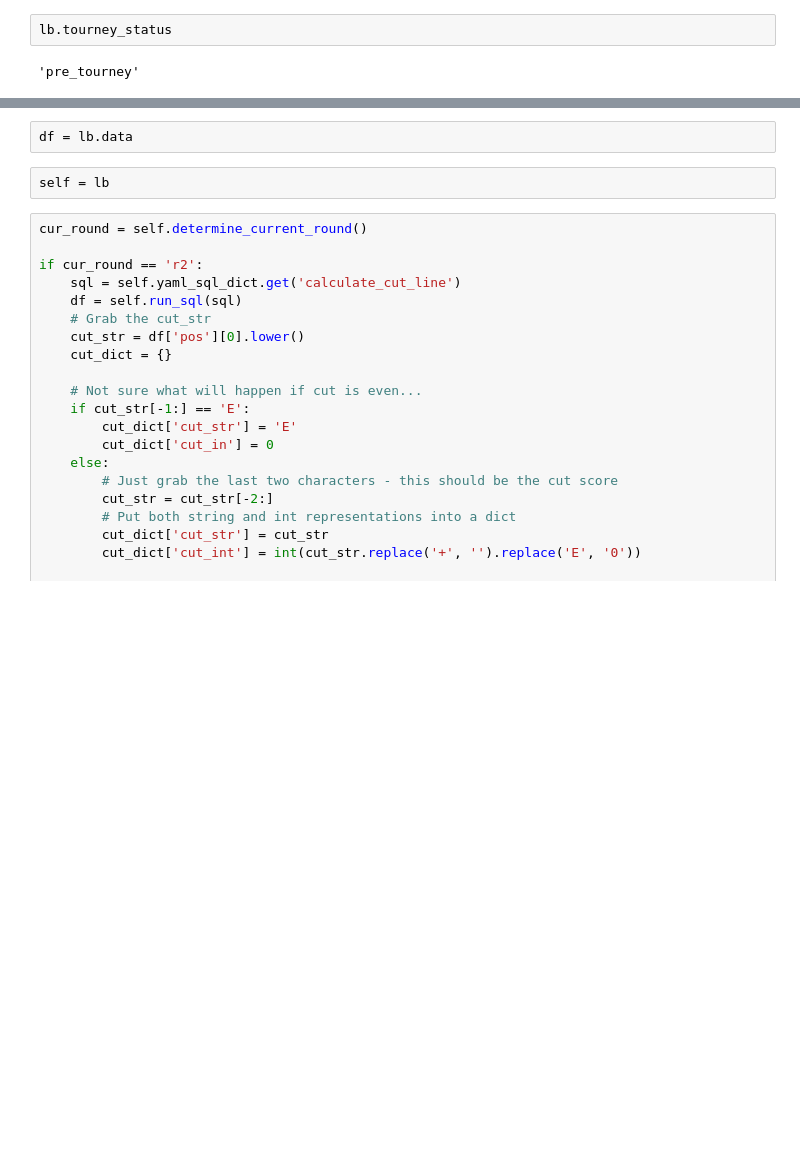
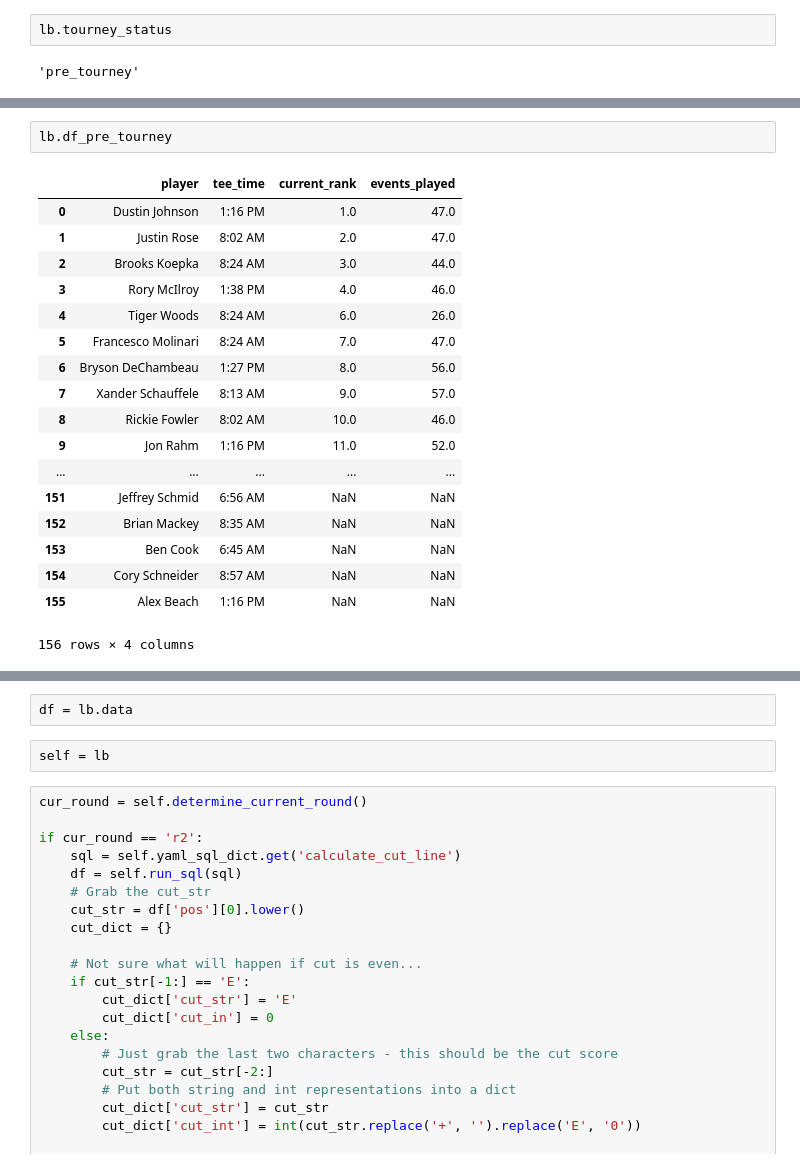
Before and after one commit to jbarton311/donkey_golf, a Jupyter notebook: jupyter_notebooks/class_testing.ipynb, the cells around one changed output, grey strips where cells are left out. Cells and saved outputs as stored; diff of their text form; blank space fills up the shorter version.

```diff
--- a/jupyter_notebooks/class_testing.ipynb
+++ b/jupyter_notebooks/class_testing.ipynb
@@ -48,2 +107,23 @@ lb.tourney_status
+# %%
+lb.df_pre_tourney
+# %% [output]
+|  | player | tee_time | current_rank | events_played |
+| 0 | Dustin Johnson | 1:16 PM | 1.0 | 47.0 |
+| 1 | Justin Rose | 8:02 AM | 2.0 | 47.0 |
+| 2 | Brooks Koepka | 8:24 AM | 3.0 | 44.0 |
+| 3 | Rory McIlroy | 1:38 PM | 4.0 | 46.0 |
+| 4 | Tiger Woods | 8:24 AM | 6.0 | 26.0 |
+| 5 | Francesco Molinari | 8:24 AM | 7.0 | 47.0 |
+| 6 | Bryson DeChambeau | 1:27 PM | 8.0 | 56.0 |
+| 7 | Xander Schauffele | 8:13 AM | 9.0 | 57.0 |
+| 8 | Rickie Fowler | 8:02 AM | 10.0 | 46.0 |
+| 9 | Jon Rahm | 1:16 PM | 11.0 | 52.0 |
+| ... | ... | ... | ... | ... |
+| 151 | Jeffrey Schmid | 6:56 AM | NaN | NaN |
+| 152 | Brian Mackey | 8:35 AM | NaN | NaN |
+| 153 | Ben Cook | 6:45 AM | NaN | NaN |
+| 154 | Cory Schneider | 8:57 AM | NaN | NaN |
+| 155 | Alex Beach | 1:16 PM | NaN | NaN |
+156 rows × 4 columns
 # %%
 DT.LoadWorldRankings().run()
```
Also changed, not shown: parts of 13 cells of this notebook, 8 other files.
